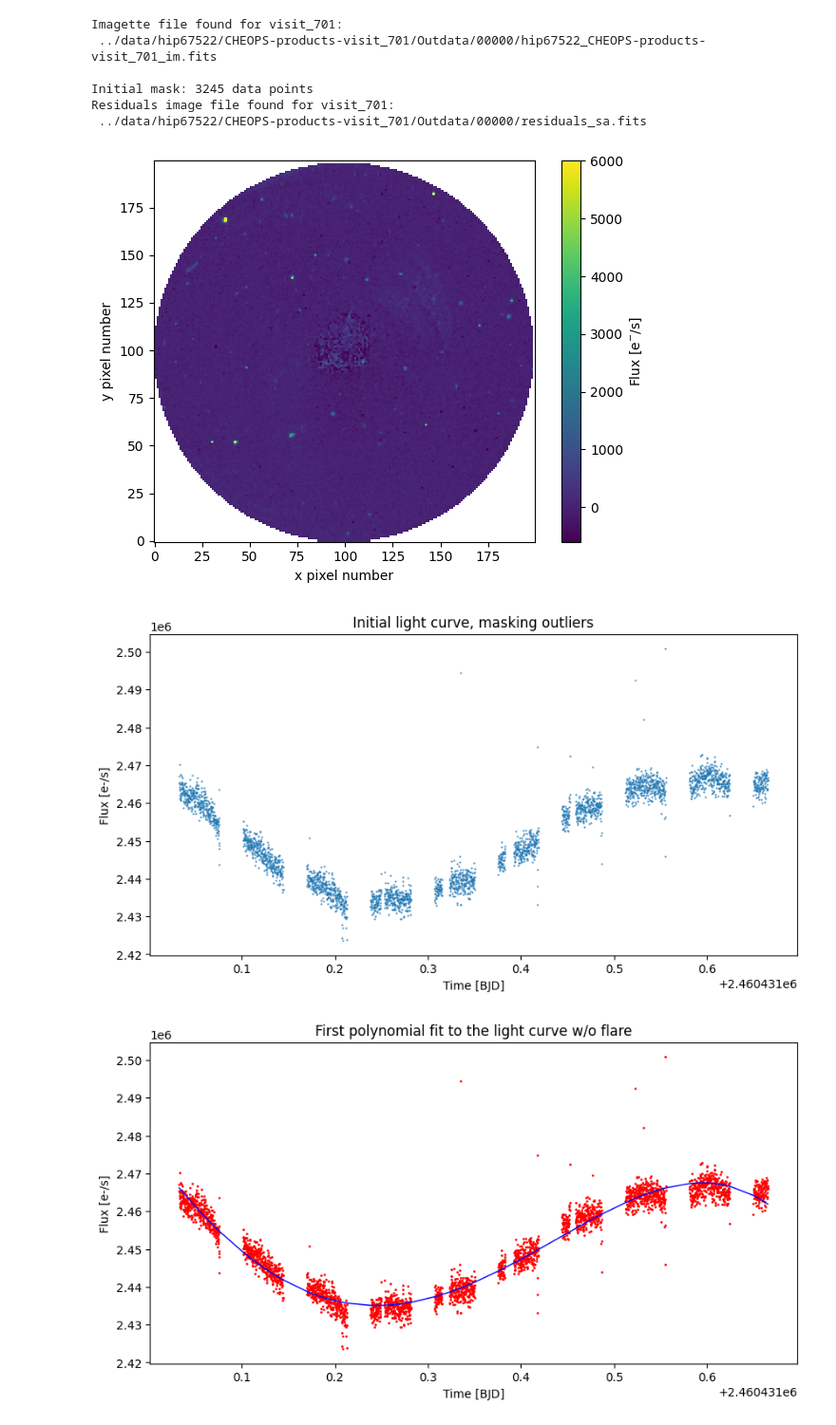
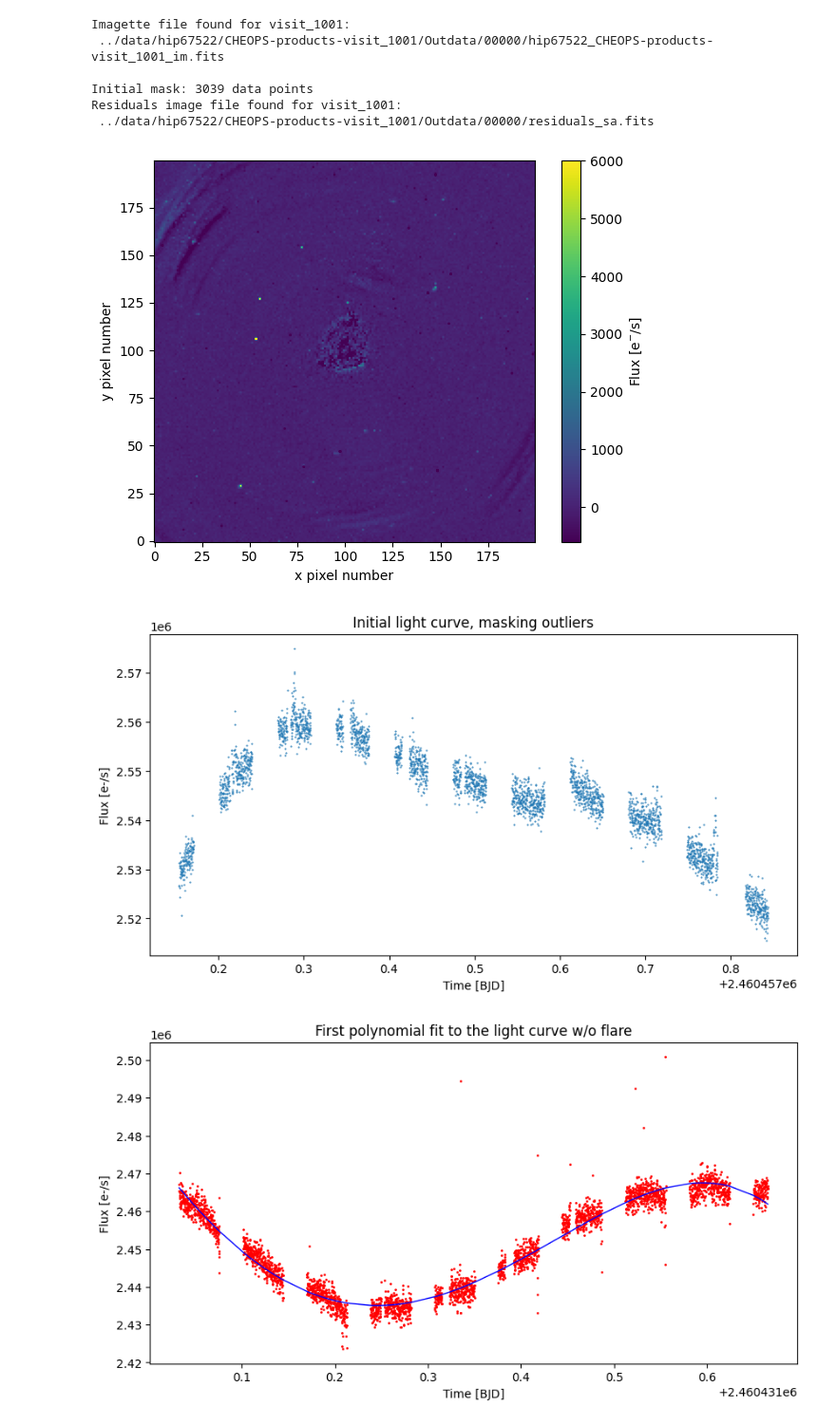
Before and after one commit to ekaterinailin/hip67522-spi, a Jupyter notebook: extract_flare_bootstrap.ipynb, the cells around one changed output. Shown at 95% size. Saved outputs shown, nothing was run; the diff lists cells and outputs as text; code cells hidden in the pictures.

```diff
--- a/extract_flare_bootstrap.ipynb
+++ b/extract_flare_bootstrap.ipynb
@@ -116,7 +116,7 @@ def flare_factor(teff, radius, wav, resp,  tflare=10000):
     return factor.to("erg/s")
 # %%
 # GET THE IMAGE DATA -----------------------------------------------------------
-file = "visit_701"
+file = "visit_1001"
 
 # file name
 IMG = f'../data/hip67522/CHEOPS-products-{file}/Outdata/00000/hip67522_CHEOPS-products-{file}_im.fits'
@@ -133,40 +133,40 @@ image_data = hdulist[1].data
 t, f, ferr, roll, dT, flag, bg, xc, yc = [extract(image_data, stri) for stri in ["BJD_TIME", "FLUX", "FLUXERR",
                                                                                  "ROLL", "thermFront_2", "FLAG",
                                                                                  "BG", "XC", "YC"]]
 
 # make sure the data is in fact 10s cadence
 assert np.diff(t).min() * 24 * 60 * 60 < 10.05, "Time series is not 10s cadence"
 
 # initial mask
 mask = (f < 2.96e6) & (f > 2.3e6) & (flag==0)
 print(f"Initial mask: {mask.sum()} data points")
 
 # apply the mask
 t, f, ferr, roll, dT, flag, bg, xc, yc = [arr[mask] for arr in [t, f, ferr, roll, dT, flag, bg, xc, yc]]
 
 # make a diagnostic plot of the residuals on the detector
 get_residual_image(file, index=364)
 
 # PLOT THE INITIAL LIGHT CURVE -------------------------------------------------
 
 plt.figure(figsize=(10, 5))
 plt.plot(t, f, ".", markersize=1)
 
 plt.xlabel("Time [BJD]")
 plt.ylabel("Flux [e-/s]")
 plt.title("Initial light curve, masking outliers")
 plt.savefig(f"../plots/{file}/flares/hip67522_initial_lc.png")
 
 # -----------------------------------------------------------------------------
 # %% [output]
-Imagette file found for visit_701:
- ../data/hip67522/CHEOPS-products-visit_701/Outdata/00000/hip67522_CHEOPS-products-visit_701_im.fits
+Imagette file found for visit_1001:
+ ../data/hip67522/CHEOPS-products-visit_1001/Outdata/00000/hip67522_CHEOPS-products-visit_1001_im.fits
 
-Initial mask: 3245 data points
-Residuals image file found for visit_701:
- ../data/hip67522/CHEOPS-products-visit_701/Outdata/00000/residuals_sa.fits
+Initial mask: 3039 data points
+Residuals image file found for visit_1001:
+ ../data/hip67522/CHEOPS-products-visit_1001/Outdata/00000/residuals_sa.fits
-[figure, old version]
+[figure, new version]
-[figure, old version]
+[figure, new version]
 # %%
 %matplotlib inline
 # DEFINE A TRANSIT MODEL USING BARBER ET AL. 2024 PARAMETERS -------------------
```
Also changed, not shown: parts of 2 cells of this notebook, 5 other files.
